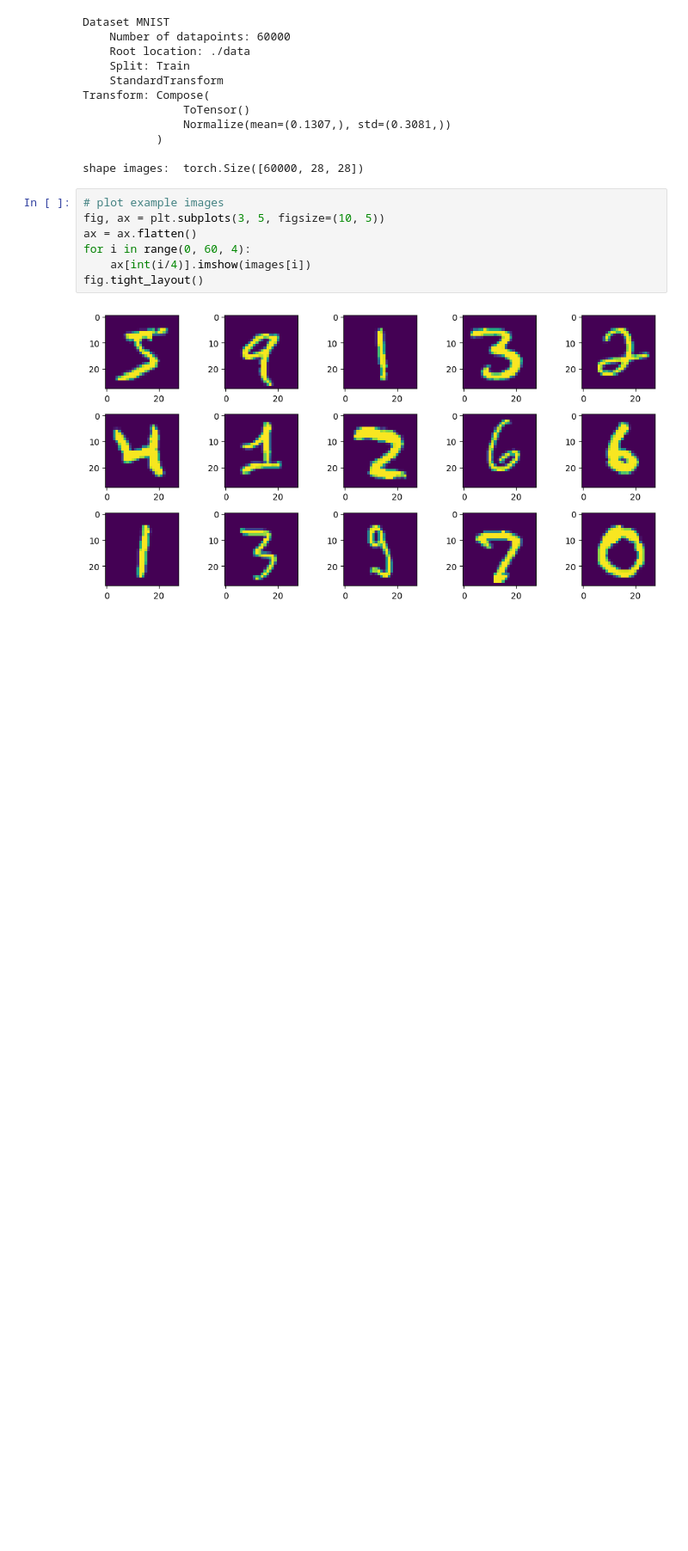
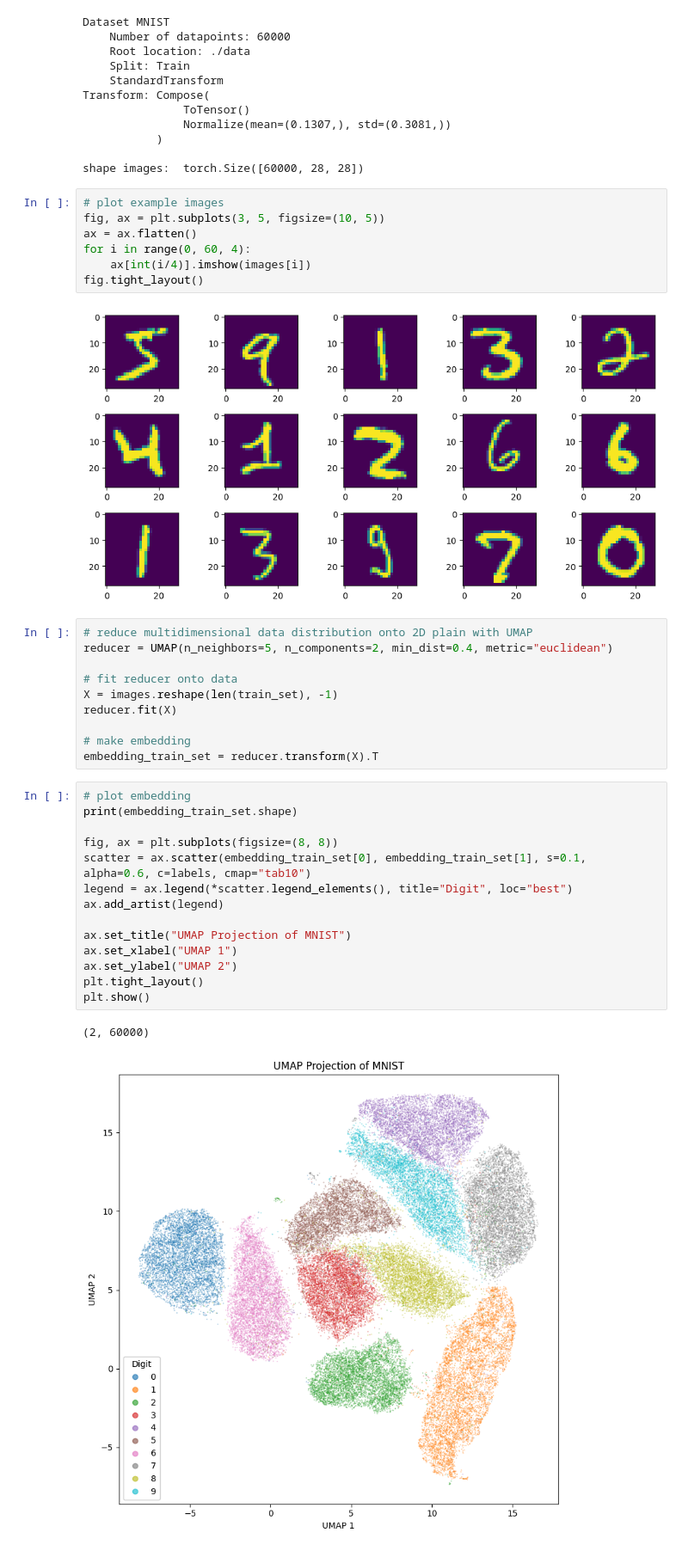
Before and after one commit to budermike/neural-ode-galaxy-gen, a Jupyter notebook: 01_foundations/neural-ode-mnist-gen.ipynb, the cells around one changed output. Shown at 86% size. Cells and saved outputs as stored; diff of their text form; blank space fills up the shorter version.

Commit message:
added UMAP of MNIST

```diff
--- a/01_foundations/neural-ode-mnist-gen.ipynb
+++ b/01_foundations/neural-ode-mnist-gen.ipynb
@@ -69,3 +70,30 @@ for i in range(0, 60, 4):
 fig.tight_layout()
 # %% [output]
 [figure]
+# %%
+# reduce multidimensional data distribution onto 2D plain with UMAP
+reducer = UMAP(n_neighbors=5, n_components=2, min_dist=0.4, metric="euclidean")
+
+# fit reducer onto data
+X = images.reshape(len(train_set), -1)
+reducer.fit(X)
+
+# make embedding
+embedding_train_set = reducer.transform(X).T
+# %%
+# plot embedding
+print(embedding_train_set.shape)
+
+fig, ax = plt.subplots(figsize=(8, 8))
+scatter = ax.scatter(embedding_train_set[0], embedding_train_set[1], s=0.1, alpha=0.6, c=labels, cmap="tab10")
+legend = ax.legend(*scatter.legend_elements(), title="Digit", loc="best")
+ax.add_artist(legend)
+
+ax.set_title("UMAP Projection of MNIST")
+ax.set_xlabel("UMAP 1")
+ax.set_ylabel("UMAP 2")
+plt.tight_layout()
+plt.show()
+# %% [output]
+(2, 60000)
+[figure, added]
```
Also changed, not shown: parts of 1 cell of this notebook.
